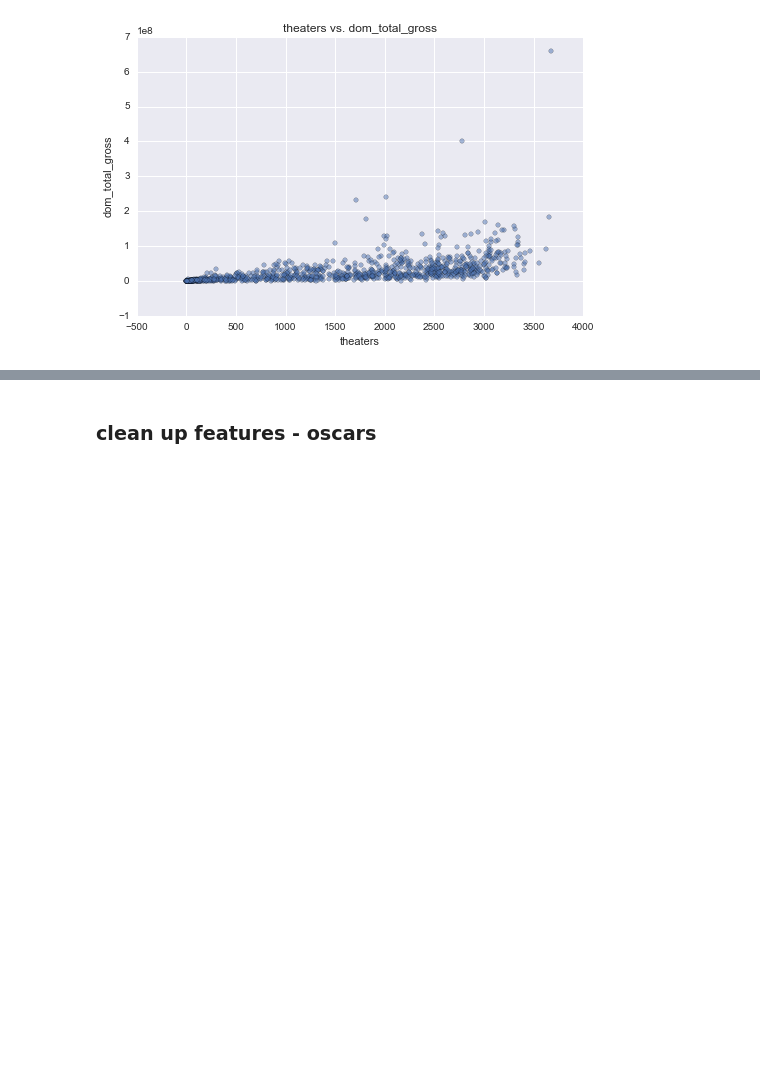
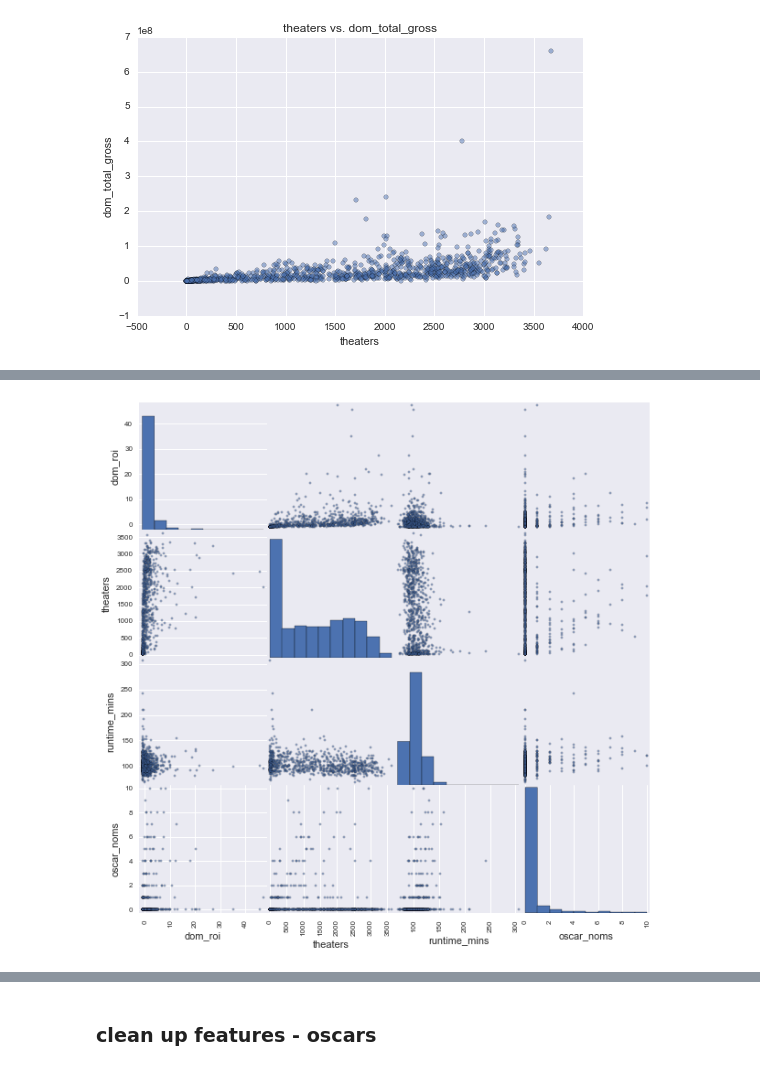
Before and after one commit to dianalam/movie-predictor, a Jupyter notebook: luther-analysis.ipynb, the cells around one changed output, grey strips where cells are left out. Saved outputs shown, nothing was run; the diff lists cells and outputs as text; code cells hidden in the pictures; blank space fills up the shorter version.

```diff
--- a/luther-analysis.ipynb
+++ b/luther-analysis.ipynb
@@ -329,0 +335,8 @@ plot_continuous('theaters', 'dom_total_gross', newer_movies)
+# %%
+# plot dom roi vs features
+features = ['dom_roi', 'clean_rating', 'theaters', 'new_genre', 'runtime_mins', 'season', 'oscar_noms']
+
+scatter_matrix(train[features], figsize = (10, 10), alpha = 0.5, diagonal='hist')
+plt.show()
+# %% [output]
+[figure, added]
```
Also changed, not shown: parts of 34 cells of this notebook.
